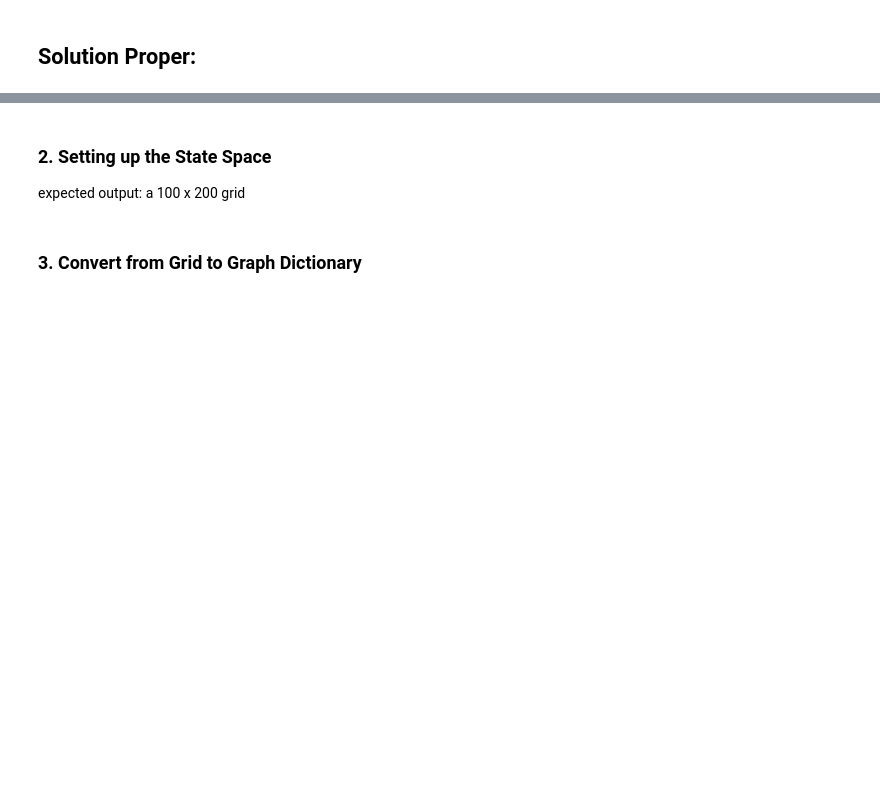
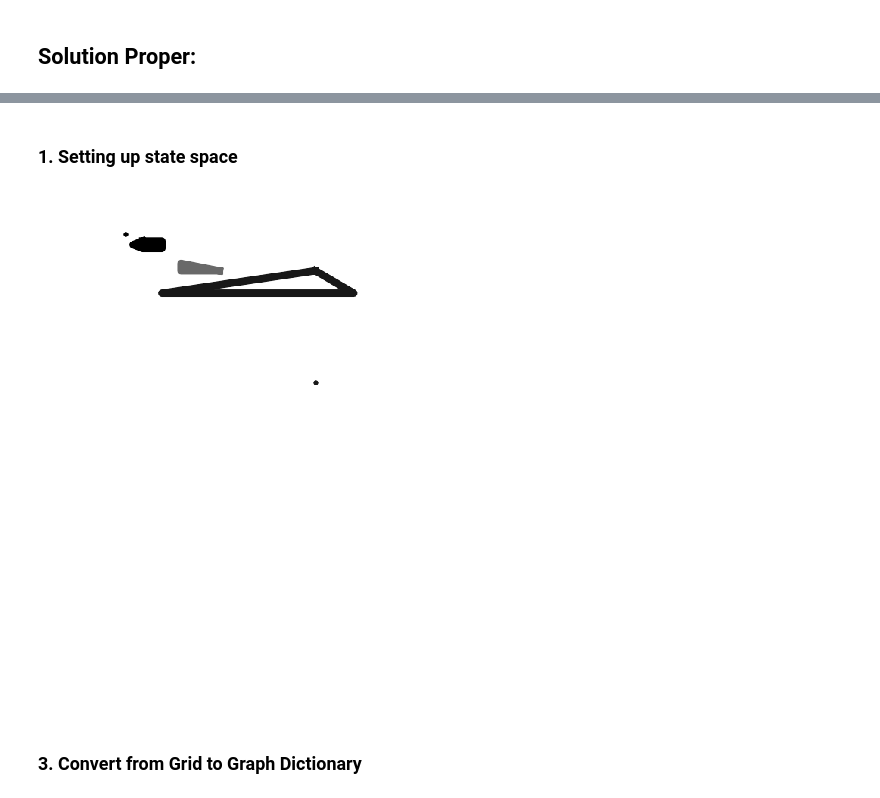
Before and after one commit to lbleal1/CS-180-Artificial-Intelligence, a Jupyter notebook: Machine Problems/MP1: Path Planning/MP1 - Path Planning .ipynb, the cells around one changed output, grey strips where cells are left out. Cells and saved outputs as stored; diff of their text form; code cells hidden in the pictures; blank space fills up the shorter version.

```diff
--- a/Machine Problems/MP1: Path Planning/MP1 - Path Planning .ipynb
+++ b/Machine Problems/MP1: Path Planning/MP1 - Path Planning .ipynb
@@ -15,4 +9,0 @@ goalNode = (8,8)
-# %% [markdown]
-### 2. Setting up the State Space
-
-expected output: a 100 x 200 grid
@@ -22,0 +10,2 @@ print(grid)
+# %% [markdown]
+### 1. Setting up state space
@@ -23,3 +32,51 @@ print(grid)
+# %%
+import matplotlib.pyplot as plt
+
+def plot_polygon(coord):
+    coord.append(coord[0]) #repeat the first point to create a 'closed loop'
+    xs, ys = zip(*coord) #create lists of x and y values
+    plt.plot(xs,ys, linewidth=10)
+
+def plot_point(pt):
+    plt.scatter(pt[0], pt[1], 30)
+# %%
+import matplotlib.pyplot as plt
+import numpy as np
+import cv2
+
+startNode, goalNode, shapes = read_input('in.txt')
+
+plt.figure()
+plt.gca().invert_yaxis()
+
+for shape in shapes:
+    plot_polygon(shape)
+
+plot_point(startNode)
+plot_point(goalNode)
+plot_point((100, 200))
+
+plt.axis('off')
+plt.savefig('maze.png')
+plt.clf()
+
+img = cv2.imread('maze.png', cv2.IMREAD_GRAYSCALE)
+light = cv2.resize(img, (200, 100))
+
+imgplot = plt.imshow(img, cmap='Greys_r')
+plt.axis('off')
+plt.show()
+
+plt.axis('off')
+grid = np.zeros((100, 200))
+
+for row, row_points in enumerate(light):
+    for col, col_val in enumerate(row_points):
+        if col_val < 255:
+            grid[row][col] = 1
+# %% [output]
+[figure, added]
+[figure, added]
 # %% [markdown]
 ### 3. Convert from Grid to Graph Dictionary
 # %% [markdown]
```
Also changed, not shown: parts of 7 cells of this notebook, 3 other files.
